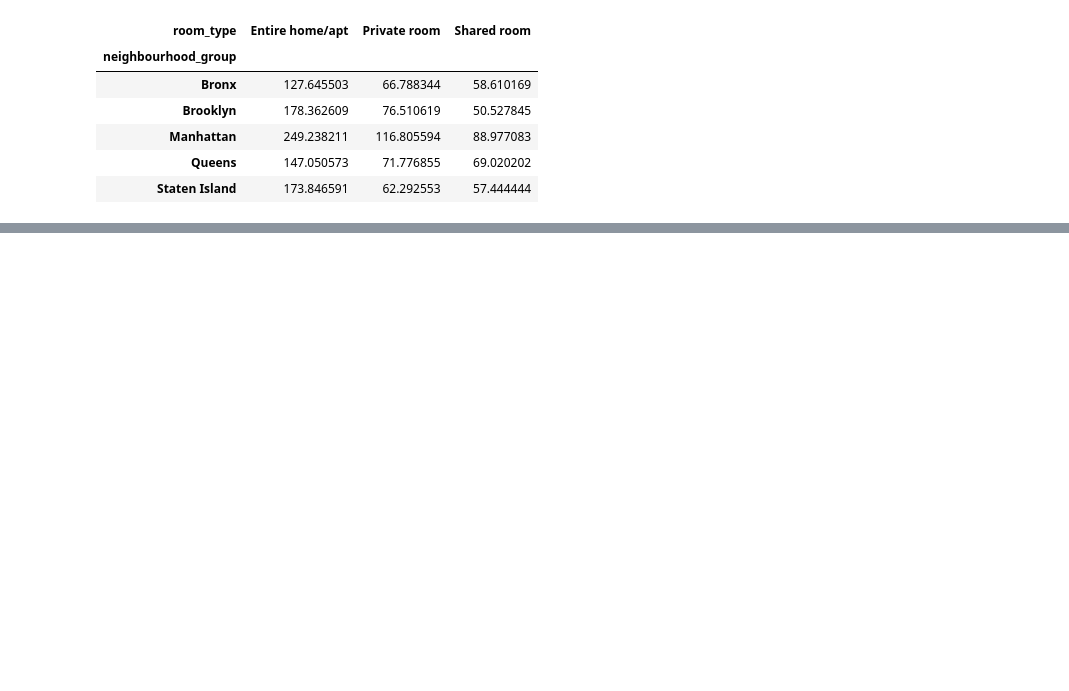
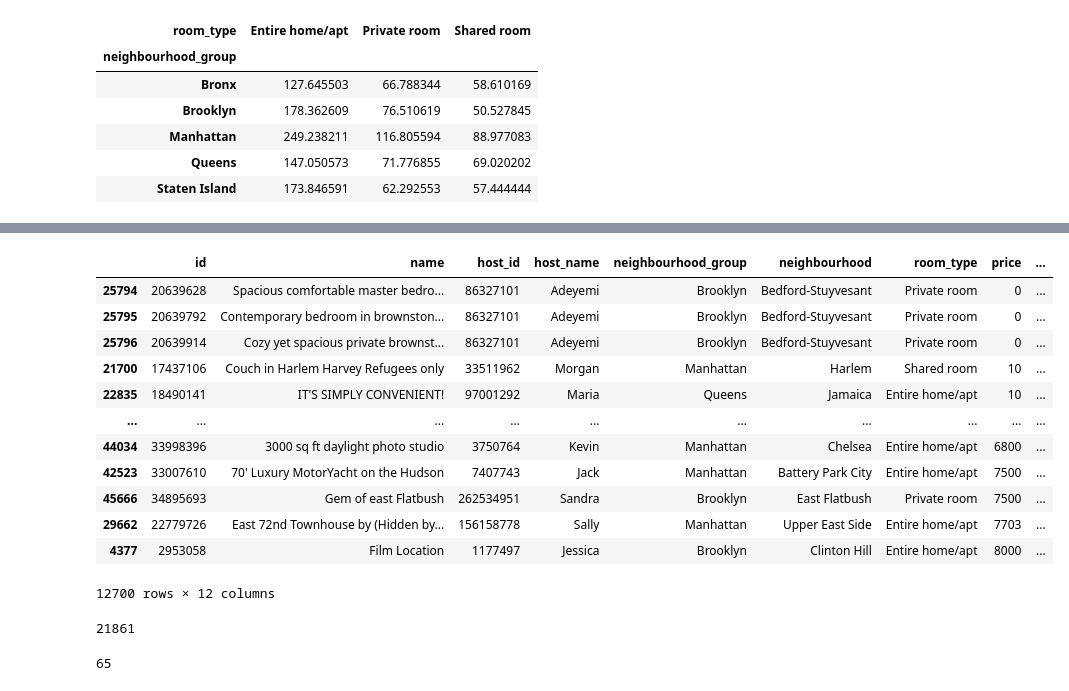
Before and after one commit to vanshansh19/Airbnb-Bookings-Analysis, a Jupyter notebook: EDA_Capstone_Project_1.ipynb, the cells around one changed output, grey strips where cells are left out. Saved outputs shown, nothing was run; the diff lists cells and outputs as text; code cells hidden in the pictures; blank space fills up the shorter version.

```diff
--- a/EDA_Capstone_Project_1.ipynb
+++ b/EDA_Capstone_Project_1.ipynb
@@ -226,0 +299,22 @@ mean_preferred_price_df.plot.bar()
+# %%
+# now identifying the few observation where minimum night is 1 and the price is minimum
+airbnb_df[airbnb_df['minimum_nights']==1].sort_values(['price','minimum_nights'],ascending=[True,True])
+# %% [output]
+|  | id | name | host_id | host_name | neighbourhood_group | neighbourhood | room_type | price | ... |
+| 25794 | 20639628 | Spacious comfortable master bedro... | 86327101 | Adeyemi | Brooklyn | Bedford-Stuyvesant | Private room | 0 | ... |
+| 25795 | 20639792 | Contemporary bedroom in brownston... | 86327101 | Adeyemi | Brooklyn | Bedford-Stuyvesant | Private room | 0 | ... |
+| 25796 | 20639914 | Cozy yet spacious private brownst... | 86327101 | Adeyemi | Brooklyn | Bedford-Stuyvesant | Private room | 0 | ... |
+| 21700 | 17437106 | Couch in Harlem Harvey Refugees only | 33511962 | Morgan | Manhattan | Harlem | Shared room | 10 | ... |
+| 22835 | 18490141 | IT'S SIMPLY CONVENIENT! | 97001292 | Maria | Queens | Jamaica | Entire home/apt | 10 | ... |
+| ... | ... | ... | ... | ... | ... | ... | ... | ... | ... |
+| 44034 | 33998396 | 3000 sq ft daylight photo studio | 3750764 | Kevin | Manhattan | Chelsea | Entire home/apt | 6800 | ... |
+| 42523 | 33007610 | 70' Luxury MotorYacht on the Hudson | 7407743 | Jack | Manhattan | Battery Park City | Entire home/apt | 7500 | ... |
+| 45666 | 34895693 | Gem of east Flatbush | 262534951 | Sandra | Brooklyn | East Flatbush | Private room | 7500 | ... |
+| 29662 | 22779726 | East 72nd Townhouse by (Hidden by... | 156158778 | Sally | Manhattan | Upper East Side | Entire home/apt | 7703 | ... |
+| 4377 | 2953058 | Film Location | 1177497 | Jessica | Brooklyn | Clinton Hill | Entire home/apt | 8000 | ... |
+12700 rows × 12 columns
+# %%
+# getting the value where price is less than $100
+airbnb_df.loc[airbnb_df['price']<100,'price'].count()
+# %% [output]
+21861
@@ -226,0 +324,5 @@ mean_preferred_price_df.plot.bar()
+# %%
+# finding the mean value of price where price is less than $100
+round(airbnb_df.loc[airbnb_df['price']<100,'price'].mean())
+# %% [output]
+65
```
Also changed, not shown: parts of 24 cells of this notebook.
